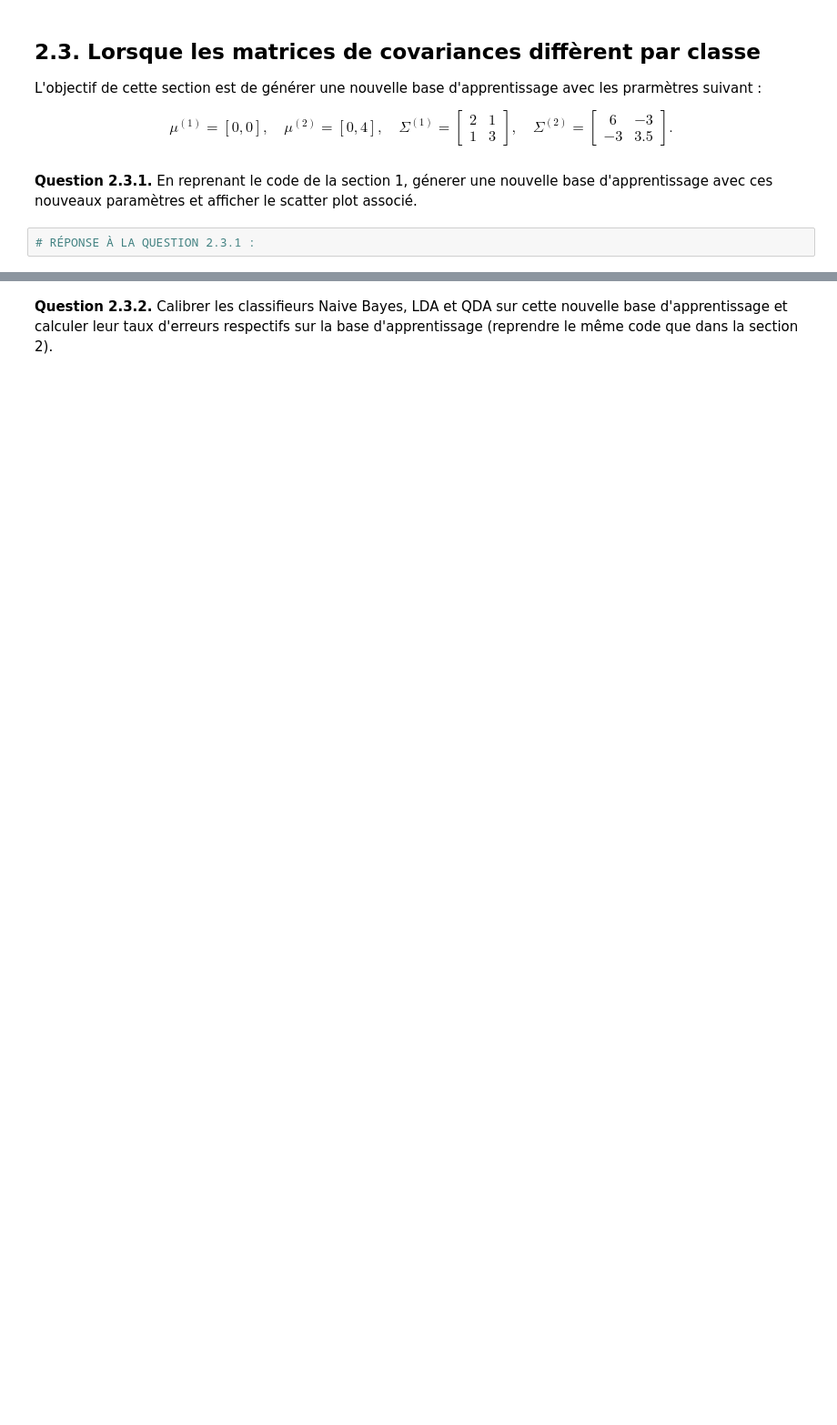
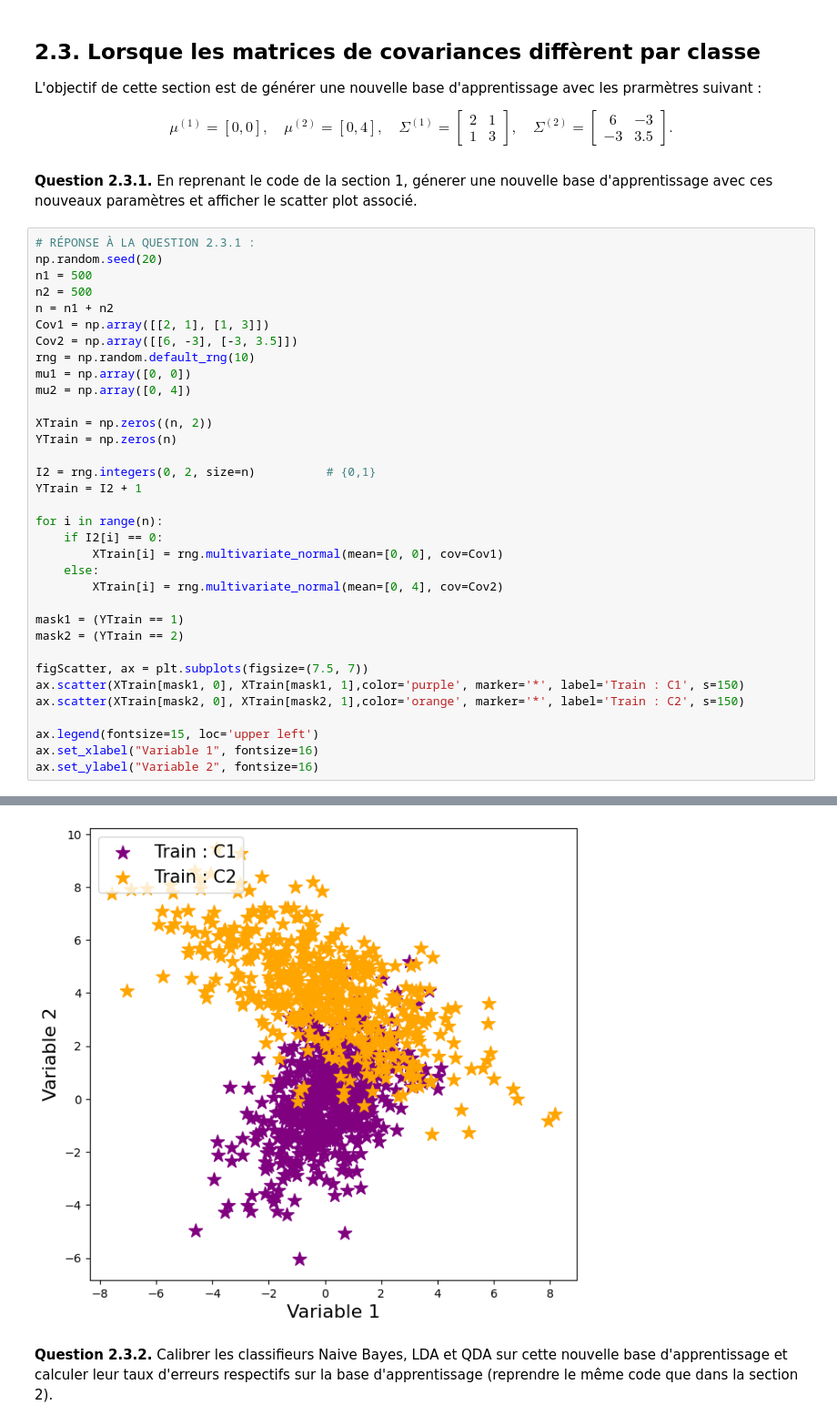
Before and after one commit to lorenzomazzante/ML01, a Jupyter notebook: TD3.ipynb, the cells around one changed output, grey strips where cells are left out. Shown at 91% size. Cells and saved outputs as stored; diff of their text form; blank space fills up the shorter version.

```diff
--- a/TD3.ipynb
+++ b/TD3.ipynb
@@ -208,5 +238,38 @@ L'objectif de cette section est de générer une nouvelle base d'apprentissage a
 \end{equation}
 # %% [markdown]
 **Question 2.3.1.** En reprenant le code de la section 1, génerer une nouvelle base d'apprentissage avec ces nouveaux paramètres et afficher le scatter plot associé.
-# %%
-# RÉPONSE À LA QUESTION 2.3.1 :
+# %%
+# RÉPONSE À LA QUESTION 2.3.1 :
+np.random.seed(20)
+n1 = 500
+n2 = 500
+n = n1 + n2
+Cov1 = np.array([[2, 1], [1, 3]])
+Cov2 = np.array([[6, -3], [-3, 3.5]])
+rng = np.random.default_rng(10)
+mu1 = np.array([0, 0])
+mu2 = np.array([0, 4])
+
+XTrain = np.zeros((n, 2))
+YTrain = np.zeros(n)
+
+I2 = rng.integers(0, 2, size=n)          # {0,1}
+YTrain = I2 + 1
+
+for i in range(n):
+    if I2[i] == 0:
+        XTrain[i] = rng.multivariate_normal(mean=[0, 0], cov=Cov1)
+    else:
+        XTrain[i] = rng.multivariate_normal(mean=[0, 4], cov=Cov2)
+
+mask1 = (YTrain == 1)
+mask2 = (YTrain == 2)
+
+figScatter, ax = plt.subplots(figsize=(7.5, 7))
+ax.scatter(XTrain[mask1, 0], XTrain[mask1, 1],color='purple', marker='*', label='Train : C1', s=150)
+ax.scatter(XTrain[mask2, 0], XTrain[mask2, 1],color='orange', marker='*', label='Train : C2', s=150)
+
+ax.legend(fontsize=15, loc='upper left')
+ax.set_xlabel("Variable 1", fontsize=16)
+ax.set_ylabel("Variable 2", fontsize=16)
+# %% [output]
@@ -213,2 +277,3 @@ L'objectif de cette section est de générer une nouvelle base d'apprentissage a
+[figure, added]
 # %% [markdown]
 **Question 2.3.2.** Calibrer les classifieurs Naive Bayes, LDA et QDA sur cette nouvelle base d'apprentissage et calculer leur taux d'erreurs respectifs sur la base d'apprentissage (reprendre le même code que dans la section 2).
```
Also changed, not shown: parts of 12 cells of this notebook.
